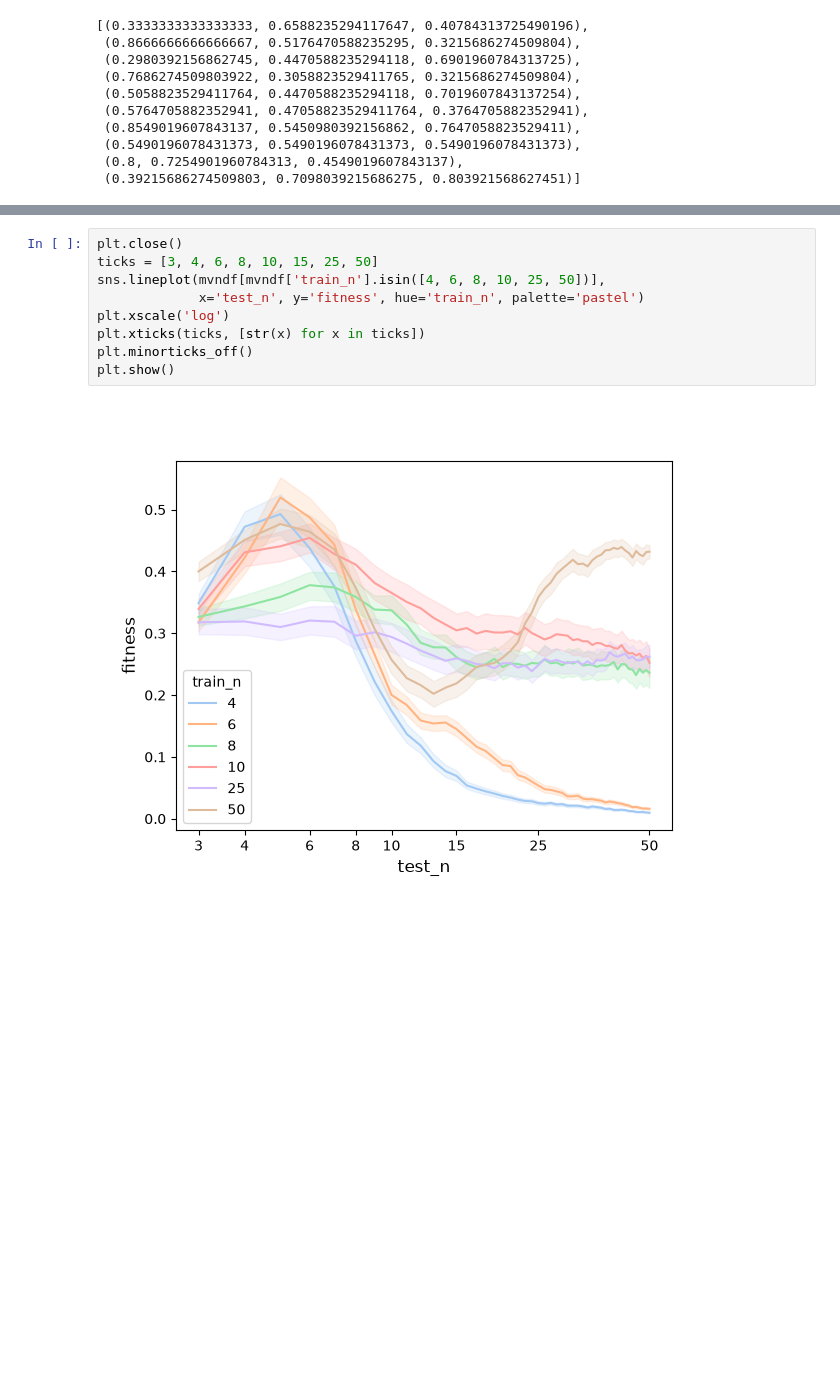
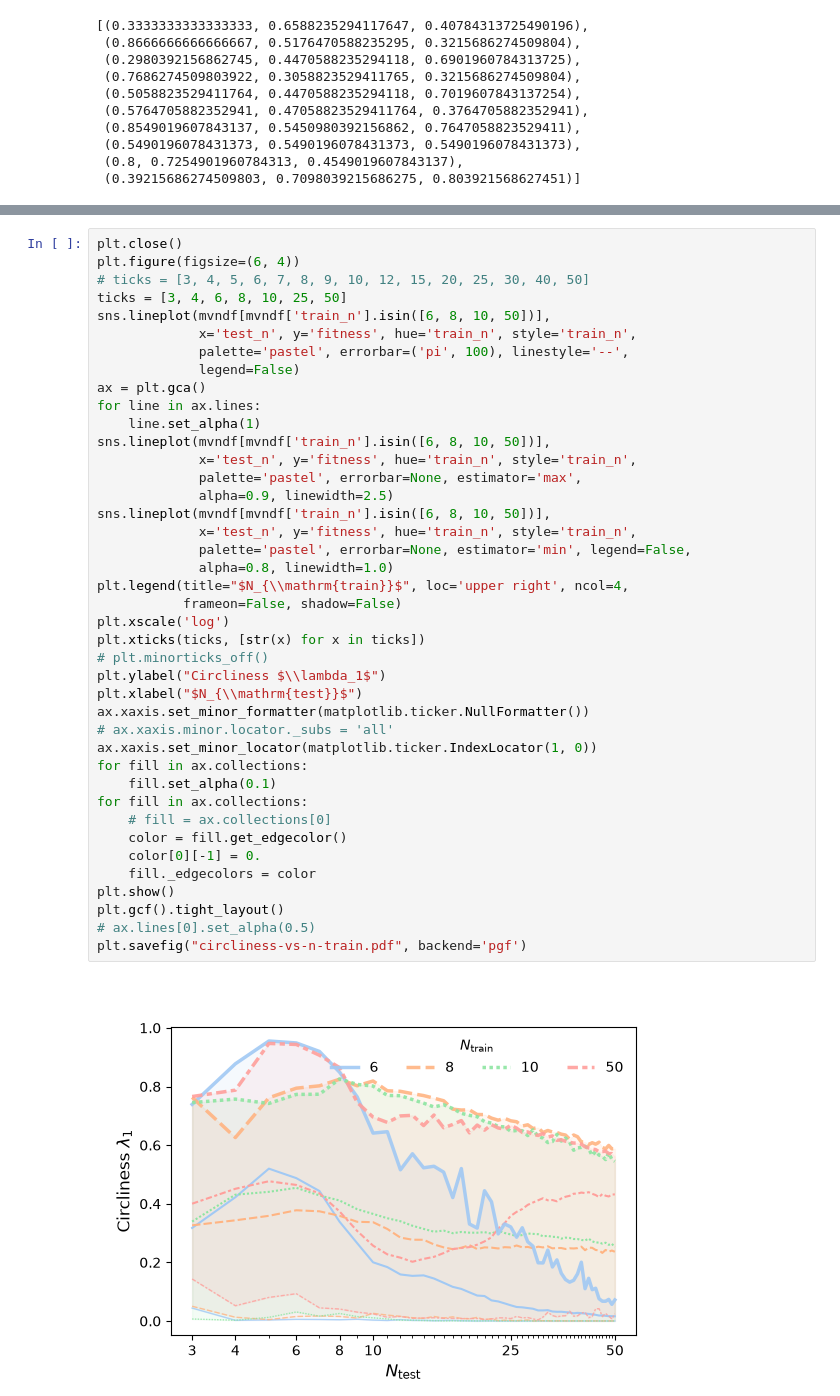
Before and after one commit to kenblu24/neuroswarm, a Jupyter notebook: plots_2026.ipynb, the cells around one changed output, grey strips where cells are left out. Drawn from its saved outputs; the diff is of its cells as text; blank space fills up the shorter version.

```diff
--- a/plots_2026.ipynb
+++ b/plots_2026.ipynb
@@ -796,11 +238,43 @@ mvndf[mvndf['train_n'].isin((4, 6, 8, 10, 25, 50))]
-# %%
-plt.close()
-ticks = [3, 4, 6, 8, 10, 15, 25, 50]
-sns.lineplot(mvndf[mvndf['train_n'].isin([4, 6, 8, 10, 25, 50])],
-             x='test_n', y='fitness', hue='train_n', palette='pastel')
-plt.xscale('log')
-plt.xticks(ticks, [str(x) for x in ticks])
-plt.minorticks_off()
-plt.show()
-# %% [output]
-[figure, removed]
+# %%
+plt.close()
+plt.figure(figsize=(6, 4))
+# ticks = [3, 4, 5, 6, 7, 8, 9, 10, 12, 15, 20, 25, 30, 40, 50]
+ticks = [3, 4, 6, 8, 10, 25, 50]
+sns.lineplot(mvndf[mvndf['train_n'].isin([6, 8, 10, 50])],
+             x='test_n', y='fitness', hue='train_n', style='train_n',
+             palette='pastel', errorbar=('pi', 100), linestyle='--',
+             legend=False)
+ax = plt.gca()
+for line in ax.lines:
+    line.set_alpha(1)
+sns.lineplot(mvndf[mvndf['train_n'].isin([6, 8, 10, 50])],
+             x='test_n', y='fitness', hue='train_n', style='train_n',
+             palette='pastel', errorbar=None, estimator='max',
+             alpha=0.9, linewidth=2.5)
+sns.lineplot(mvndf[mvndf['train_n'].isin([6, 8, 10, 50])],
+             x='test_n', y='fitness', hue='train_n', style='train_n',
+             palette='pastel', errorbar=None, estimator='min', legend=False,
+             alpha=0.8, linewidth=1.0)
+plt.legend(title="$N_{\\mathrm{train}}$", loc='upper right', ncol=4,
+           frameon=False, shadow=False)
+plt.xscale('log')
+plt.xticks(ticks, [str(x) for x in ticks])
+# plt.minorticks_off()
+plt.ylabel("Circliness $\\lambda_1$")
+plt.xlabel("$N_{\\mathrm{test}}$")
+ax.xaxis.set_minor_formatter(matplotlib.ticker.NullFormatter())
+# ax.xaxis.minor.locator._subs = 'all'
+ax.xaxis.set_minor_locator(matplotlib.ticker.IndexLocator(1, 0))
+for fill in ax.collections:
+    fill.set_alpha(0.1)
+for fill in ax.collections:
+    # fill = ax.collections[0]
+    color = fill.get_edgecolor()
+    color[0][-1] = 0.
+    fill._edgecolors = color
+plt.show()
+plt.gcf().tight_layout()
+# ax.lines[0].set_alpha(0.5)
+plt.savefig("circliness-vs-n-train.pdf", backend='pgf')
+# %% [output]
+[figure, added]
```
Also changed, not shown: parts of 34 cells of this notebook, 4 other files.
